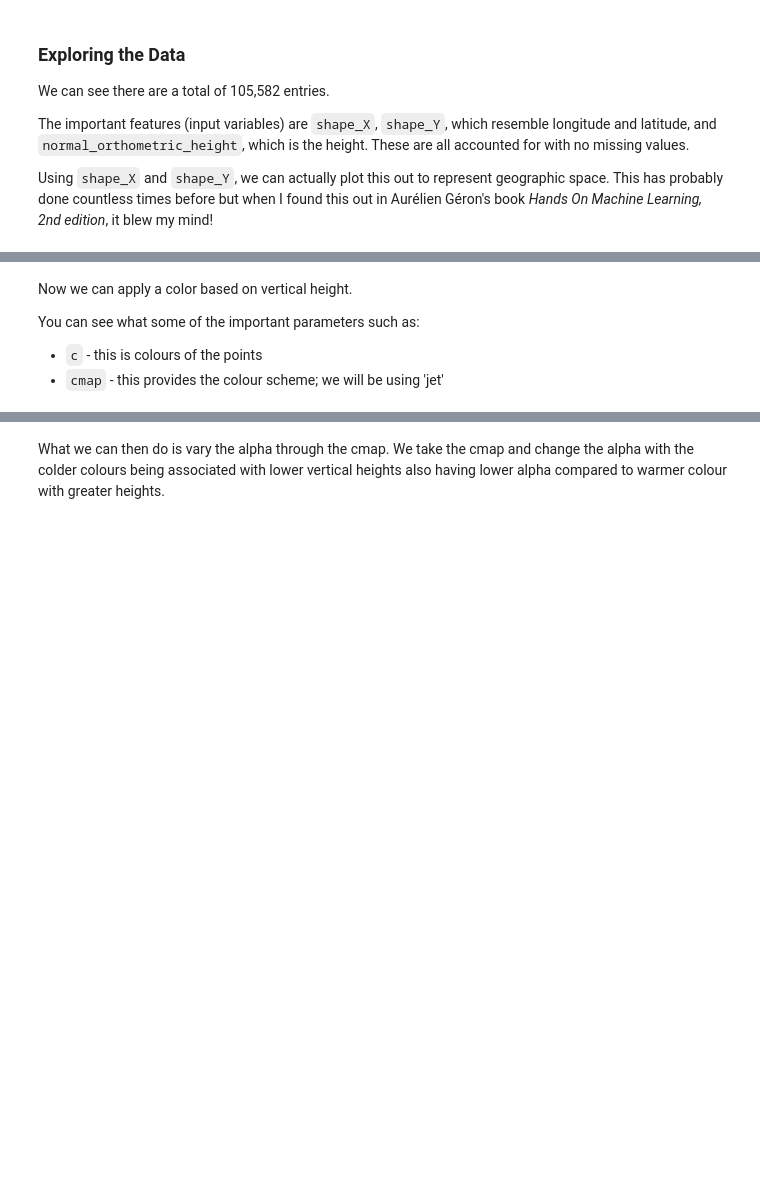
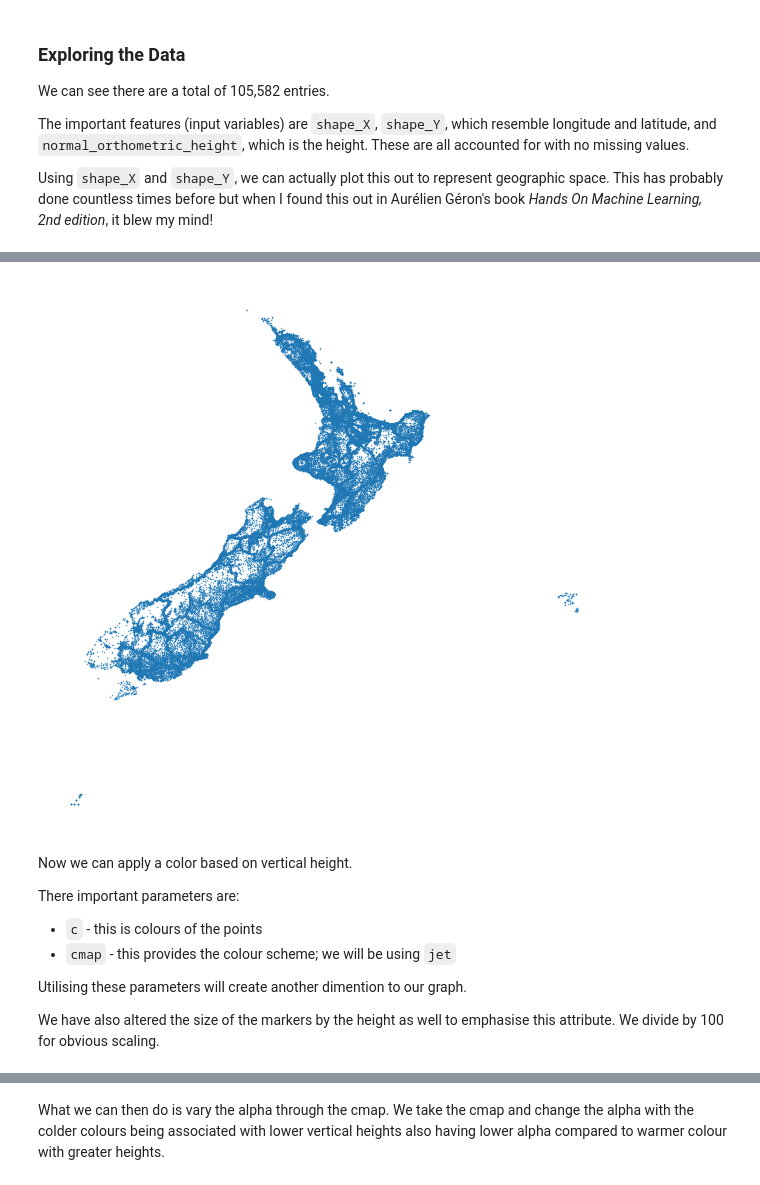
Before and after one commit to ShivanS93/MapOfNZ, a Jupyter notebook: Map_of_NZ_using_Geo_Markers.ipynb, the cells around one changed output, grey strips where cells are left out. Drawn from its saved outputs; the diff is of its cells as text; code cells hidden in the pictures; blank space fills up the shorter version.

```diff
--- a/Map_of_NZ_using_Geo_Markers.ipynb
+++ b/Map_of_NZ_using_Geo_Markers.ipynb
@@ -78,12 +129,18 @@ There are so many markers 105,582 to be exact. So, let's reduce the size of the
 # %%
 mapNZ = geomarks.plot(kind='scatter', x='shape_X', y='shape_Y',
-                       figsize=(15,15), alpha=1.0, s=0.1)
+                       figsize=(10,10), alpha=0.8, s=0.2)
 ax = plt.axis('off')
+# %% [output]
+[figure, added]
 # %% [markdown]
 Now we can apply a color based on vertical height.
 
-You can see what some of the important parameters such as:
+There important parameters are:
 * `c` - this is colours of the points
-* `cmap` - this provides the colour scheme; we will be using 'jet'
+* `cmap` - this provides the colour scheme; we will be using `jet`
+
+Utilising these parameters will create another dimention to our graph.
+
+We have also altered the size of the markers by the height as well to emphasise this attribute. We divide by 100 for obvious scaling.
 # %%
 mapNZ = geomarks.plot(kind='scatter', x='shape_X', y='shape_Y',
```
Also changed, not shown: parts of 28 cells of this notebook.
